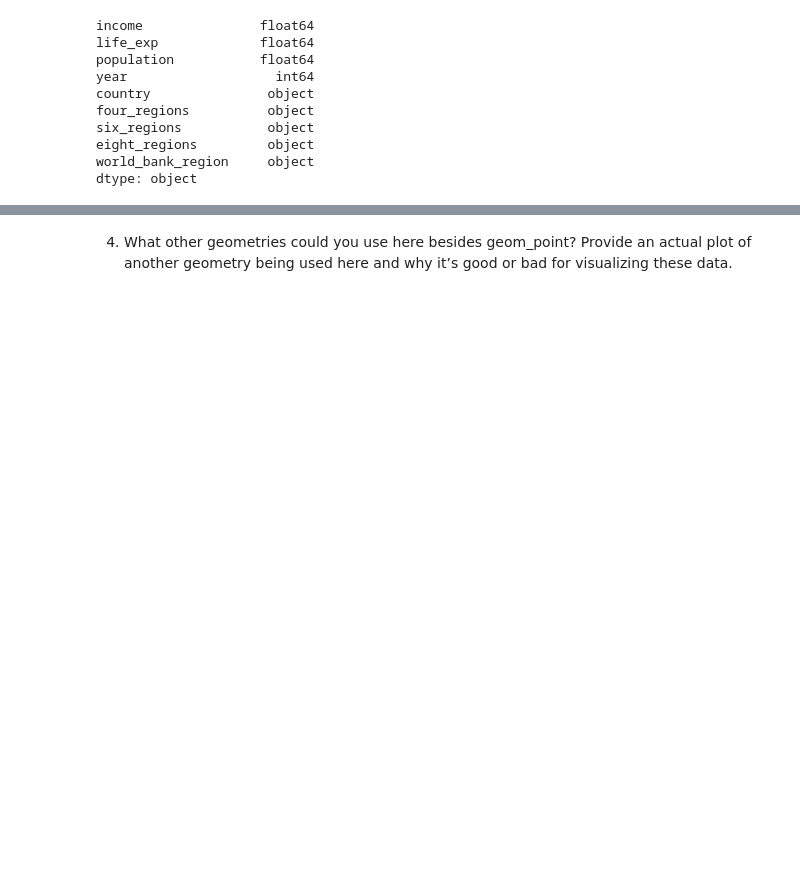
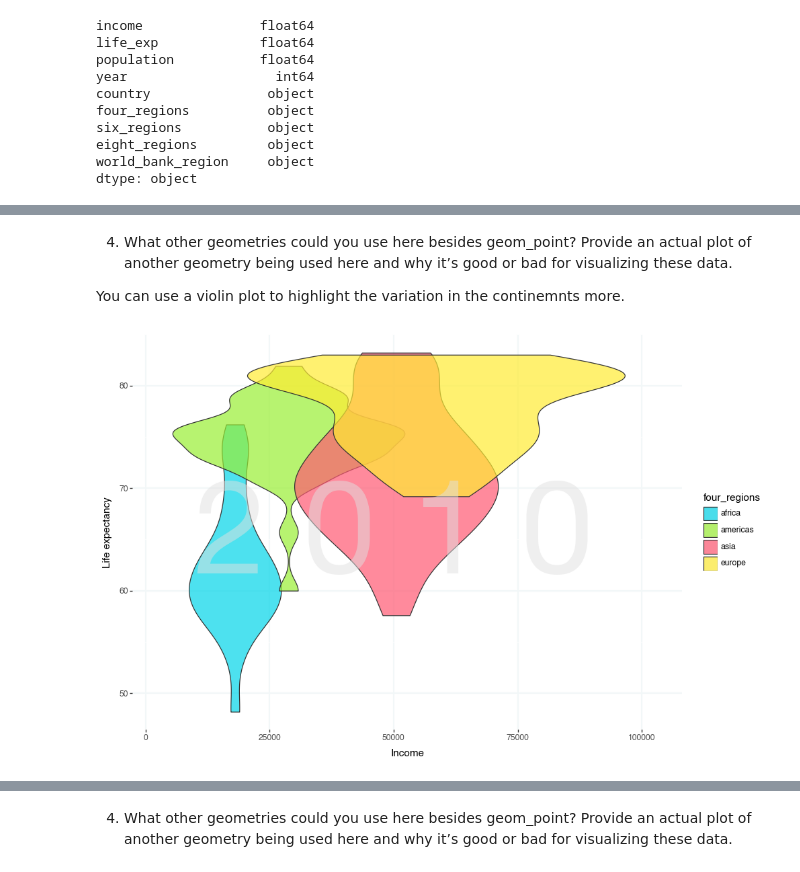
Before and after one commit to PharaohPooh/GSB_544, a Jupyter notebook: Week_1/Lab_1_Gapminder Data_Visualization/Lab1_Visualization_JRC.ipynb, the cells around one changed output, grey strips where cells are left out. Saved outputs shown, nothing was run; the diff lists cells and outputs as text; code cells hidden in the pictures; blank space fills up the shorter version.

```diff
--- a/Week_1/Lab_1_Gapminder Data_Visualization/Lab1_Visualization_JRC.ipynb
+++ b/Week_1/Lab_1_Gapminder Data_Visualization/Lab1_Visualization_JRC.ipynb
@@ -116,0 +95,24 @@ p9.aes(
+# %% [markdown]
+4. What other geometries could you use here besides geom_point? Provide an actual plot of another geometry being used here and why it’s good or bad for visualizing these data.
+
+You can use a violin plot to highlight the variation in the continemnts more.
+# %%
+#Task 1 Alternative Version
+(p9.ggplot(df1,
+p9.aes(
+  x = "income",
+  y = "life_exp",
+  fill = "four_regions",
+  size = "population"
+))
++ p9.geom_violin(alpha=.7)
+ + p9.labs(
+        x="Income", y="Life expectancy")
+      + p9.theme(figure_size=(10, 6.5))
+      + p9.scale_fill_manual( values={"africa":"#00d5e9", "americas":"#99ef33",
+            "asia":"#ff5872", "europe":"#ffec33"}, limits=["africa","americas","asia","europe"])
+      + p9.theme(panel_background=p9.element_rect(fill="white"), panel_grid_major=p9.element_line(color="#f2f7f8", size=1.5))
+      + p9.annotate("text", x=50000, y=65, label="2 0 1 0", family= "Helvetica Neue", alpha=0.5, size=140, color="#e1e1e1")
+    )
+# %% [output]
+[figure, added]
```
Also changed, not shown: parts of 34 cells of this notebook, 7 other files.
